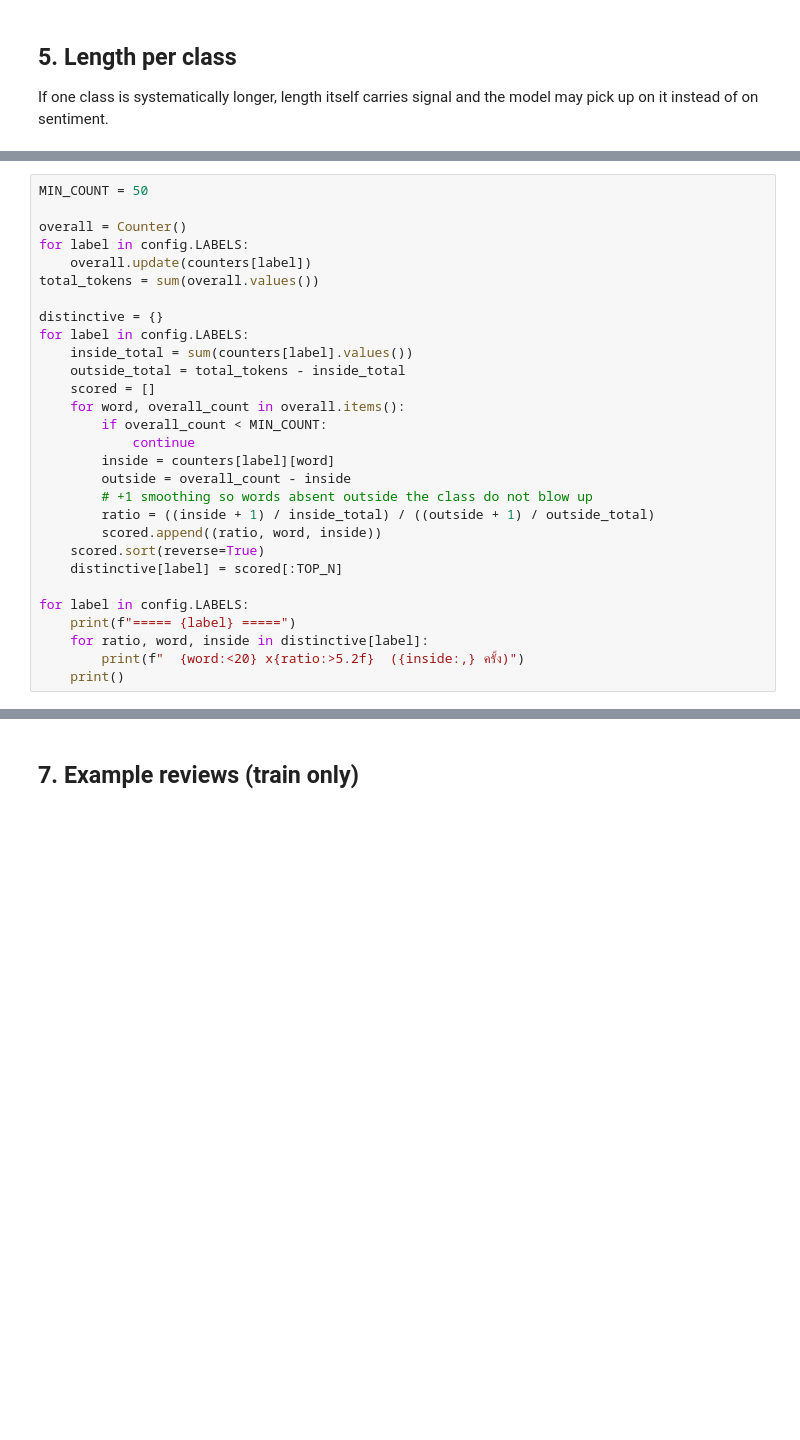
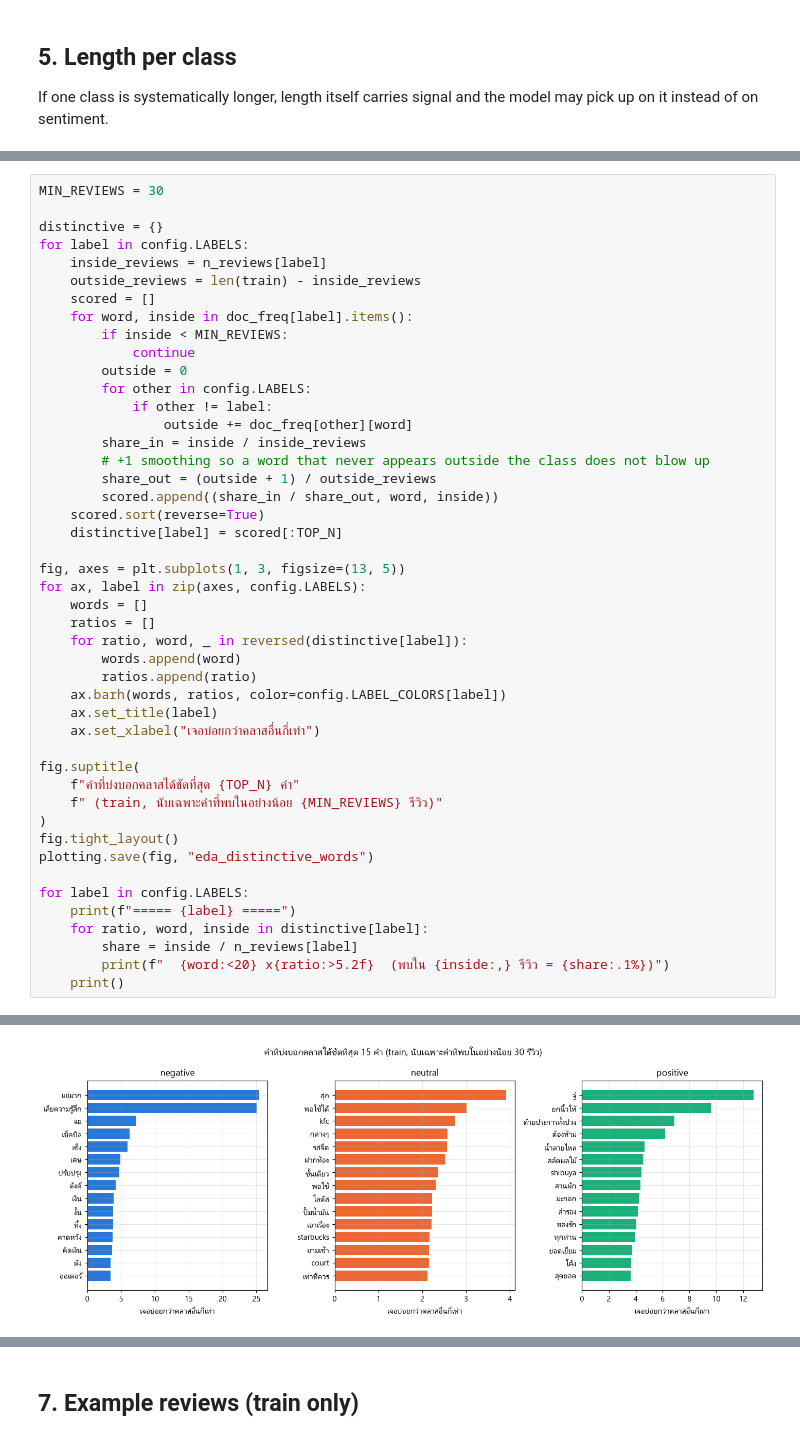
Before and after one commit to Raschakorn2549/thai-review-embeddings, a Jupyter notebook: notebooks/01_eda.ipynb, the cells around one changed output, grey strips where cells are left out. Drawn from its saved outputs; the diff is of its cells as text; blank space fills up the shorter version.

```diff
--- a/notebooks/01_eda.ipynb
+++ b/notebooks/01_eda.ipynb
@@ -238,29 +323,47 @@ plotting.save(fig, "eda_top_words")
-# %%
-MIN_COUNT = 50
-
-overall = Counter()
-for label in config.LABELS:
-    overall.update(counters[label])
-total_tokens = sum(overall.values())
-
-distinctive = {}
-for label in config.LABELS:
-    inside_total = sum(counters[label].values())
-    outside_total = total_tokens - inside_total
-    scored = []
-    for word, overall_count in overall.items():
-        if overall_count < MIN_COUNT:
-            continue
-        inside = counters[label][word]
-        outside = overall_count - inside
-        # +1 smoothing so words absent outside the class do not blow up
-        ratio = ((inside + 1) / inside_total) / ((outside + 1) / outside_total)
-        scored.append((ratio, word, inside))
-    scored.sort(reverse=True)
-    distinctive[label] = scored[:TOP_N]
-
-for label in config.LABELS:
-    print(f"===== {label} =====")
-    for ratio, word, inside in distinctive[label]:
-        print(f"  {word:<20} x{ratio:>5.2f}  ({inside:,} ครั้ง)")
-    print()
+# %%
+MIN_REVIEWS = 30
+
+distinctive = {}
+for label in config.LABELS:
+    inside_reviews = n_reviews[label]
+    outside_reviews = len(train) - inside_reviews
+    scored = []
+    for word, inside in doc_freq[label].items():
+        if inside < MIN_REVIEWS:
+            continue
+        outside = 0
+        for other in config.LABELS:
+            if other != label:
+                outside += doc_freq[other][word]
+        share_in = inside / inside_reviews
+        # +1 smoothing so a word that never appears outside the class does not blow up
+        share_out = (outside + 1) / outside_reviews
+        scored.append((share_in / share_out, word, inside))
+    scored.sort(reverse=True)
+    distinctive[label] = scored[:TOP_N]
+
+fig, axes = plt.subplots(1, 3, figsize=(13, 5))
+for ax, label in zip(axes, config.LABELS):
+    words = []
+    ratios = []
+    for ratio, word, _ in reversed(distinctive[label]):
+        words.append(word)
+        ratios.append(ratio)
+    ax.barh(words, ratios, color=config.LABEL_COLORS[label])
+    ax.set_title(label)
+    ax.set_xlabel("เจอบ่อยกว่าคลาสอื่นกี่เท่า")
+
+fig.suptitle(
+    f"คำที่บ่งบอกคลาสได้ชัดที่สุด {TOP_N} คำ"
+    f" (train, นับเฉพาะคำที่พบในอย่างน้อย {MIN_REVIEWS} รีวิว)"
+)
+fig.tight_layout()
+plotting.save(fig, "eda_distinctive_words")
+
+for label in config.LABELS:
+    print(f"===== {label} =====")
+    for ratio, word, inside in distinctive[label]:
+        share = inside / n_reviews[label]
+        print(f"  {word:<20} x{ratio:>5.2f}  (พบใน {inside:,} รีวิว = {share:.1%})")
+    print()
+# %% [output]
@@ -266,0 +387 @@ for label in config.LABELS:
+[figure, added]
```
Also changed, not shown: parts of 19 cells of this notebook, 13 other files.
